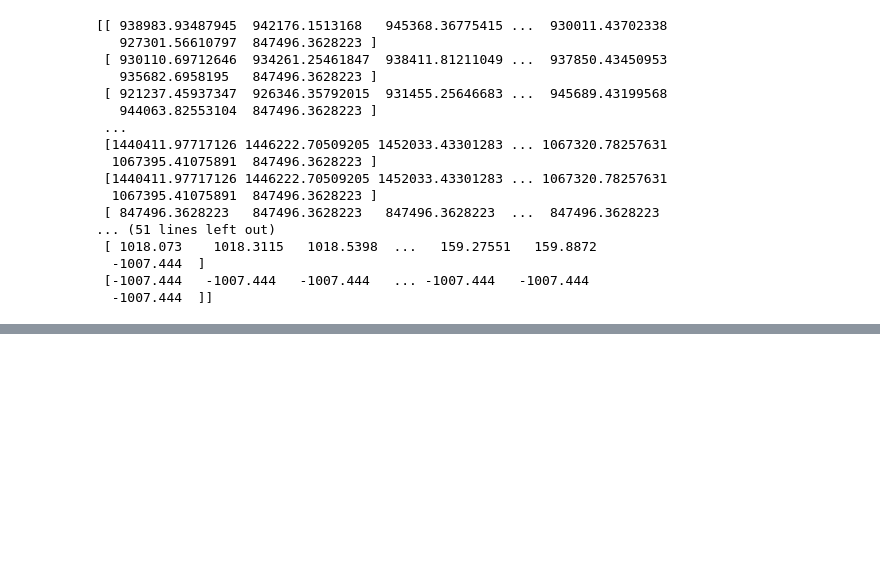
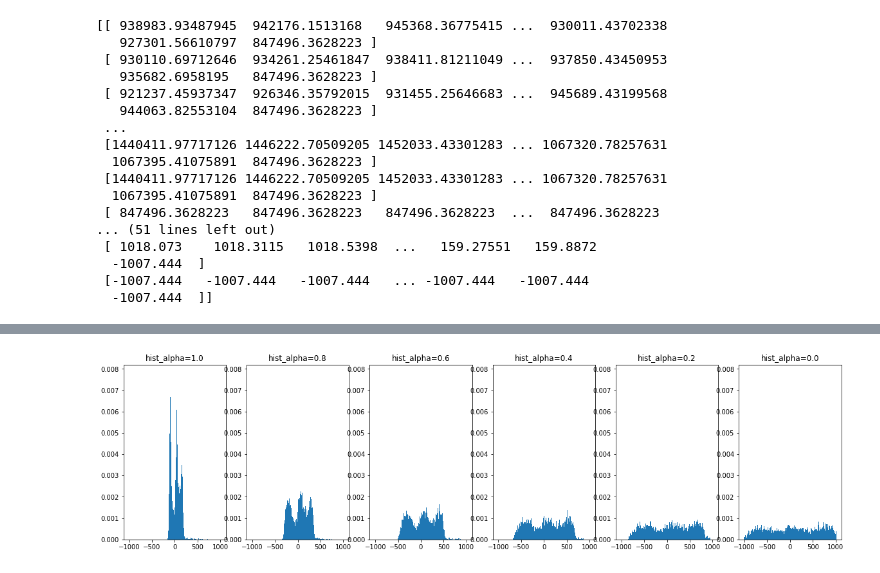
Before and after one commit to t-rryyyoooo/KIDNEY, a Jupyter notebook: memo.ipynb, the cells around one changed output, grey strips where cells are left out. Drawn from its saved outputs; the diff is of its cells as text; code cells hidden in the pictures; blank space fills up the shorter version.

```diff
--- a/memo.ipynb
+++ b/memo.ipynb
@@ -973,0 +990,11 @@ print(ia)
+# %%
+alpha = ['0.0', '0.2', '0.4', '0.6', '0.8', '1.0']
+alpha.reverse()
+fig, axes = plt.subplots(1 ,6, figsize=(20, 5))
+for ii, a in enumerate(alpha):
+    i = sitk.ReadImage('/home/vmlab/Desktop/data/slice/hist_'+ a + '/image/case_00000/image0_13.mha')
+    ia = sitk.GetArrayFromImage(i)
+    axes[ii].set_title("hist_alpha=" + a)
+    axes[ii].hist(ia.ravel(), 2049, [-1024, 1024], density=True)
+# %% [output]
+[figure, added]
```
Also changed, not shown: parts of 5 cells of this notebook, 11 other files.
